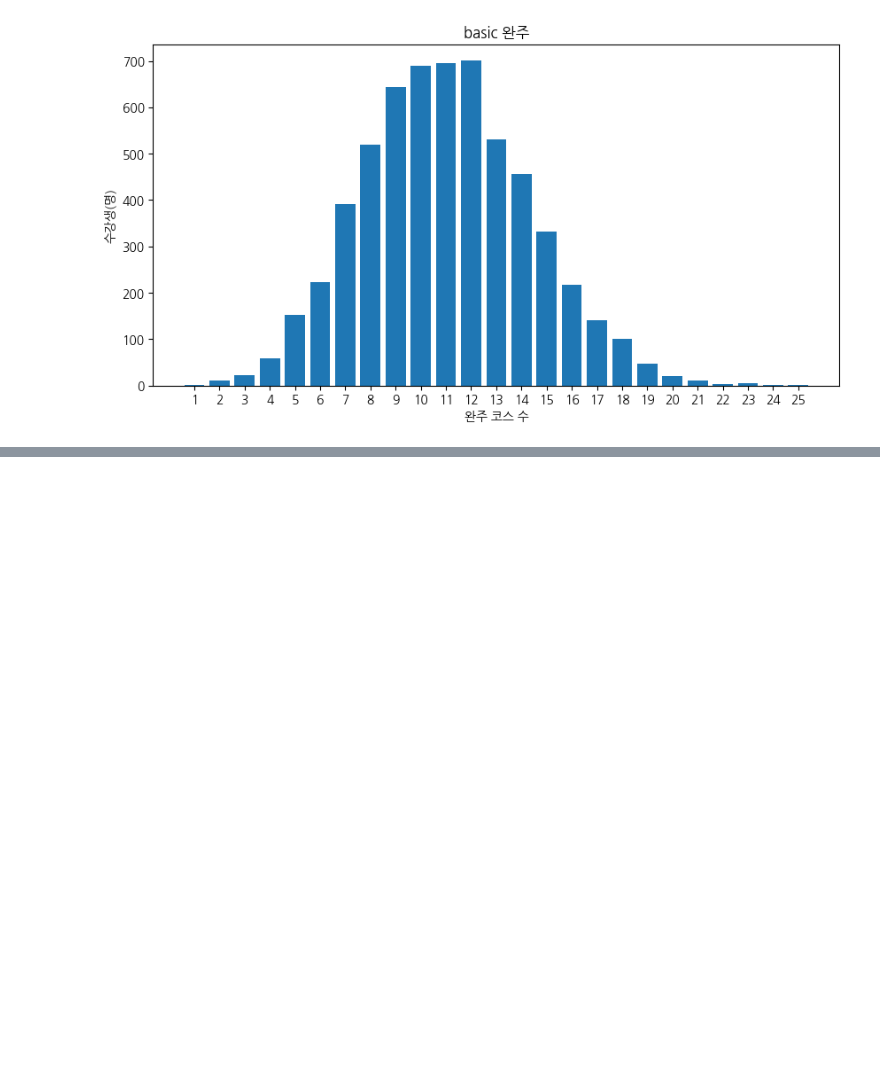
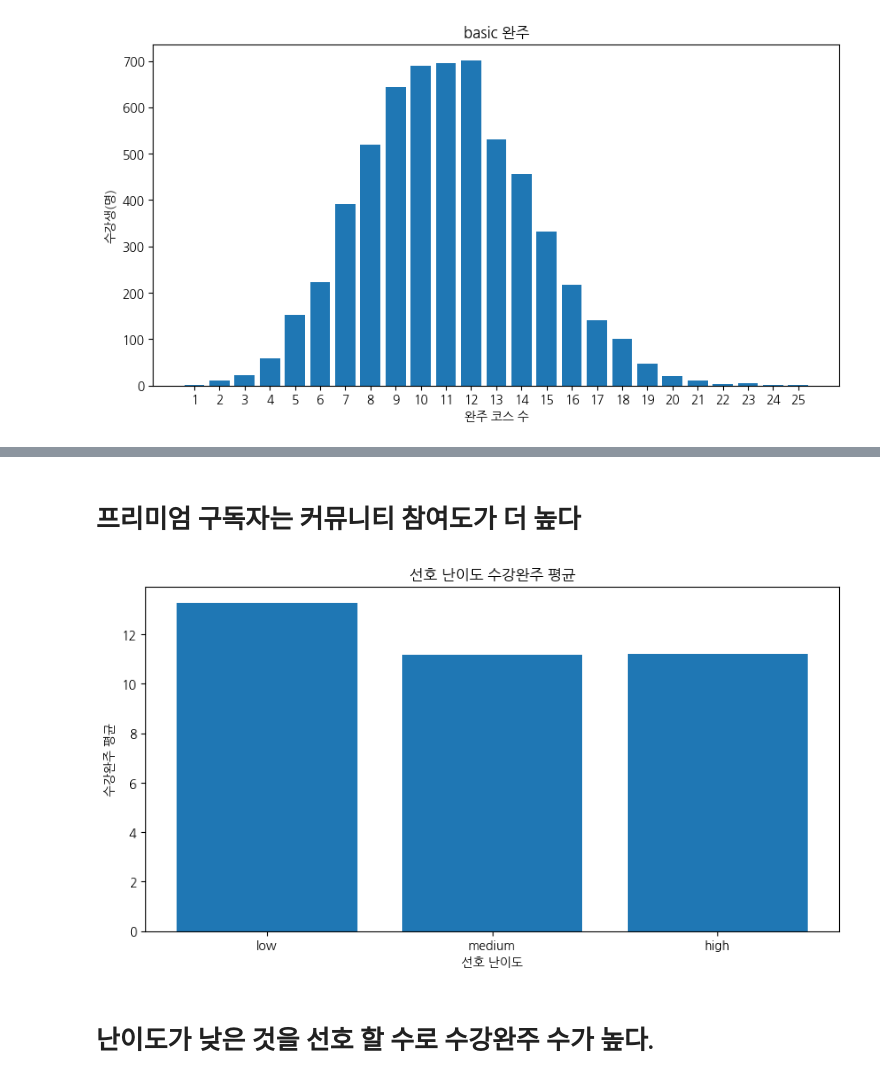
Before and after one commit to min01118/WASSUP4, a Jupyter notebook: 05_Data_Analysis/DA_Mini_Project.ipynb, the cells around one changed output, grey strips where cells are left out. Drawn from its saved outputs; the diff is of its cells as text; code cells hidden in the pictures; blank space fills up the shorter version.

```diff
--- a/05_Data_Analysis/DA_Mini_Project.ipynb
+++ b/05_Data_Analysis/DA_Mini_Project.ipynb
@@ -725,0 +782,27 @@ plt.show()
+# %% [markdown]
+# 프리미엄 구독자는 커뮤니티 참여도가 더 높다
+# %%
+#그래프 사이즈
+plt.figure(figsize=(10,5))
+l = (df[df['preferred_difficulty_level']=="Low"]["total_completed_courses"].mean(), df[df['preferred_difficulty_level']=="Medium"]["total_completed_courses"].mean(),df[df['preferred_difficulty_level']=="High"]["total_completed_courses"].mean())
+#그래프 x축 y축
+plt.bar(["low","medium","high"], l)
+
+#그래프 명
+plt.title('선호 난이도 수강완주 평균')
+
+#그래프 x축 레이블
+plt.xlabel('선호 난이도')
+
+#그래프 y축 레이블
+plt.ylabel('수강완주 평균')
+
+#x축 레이블을
+plt.xticks(["low","medium","high"])
+
+#그래프 출력
+plt.show()
+# %% [output]
+[figure, added]
+# %% [markdown]
+# 난이도가 낮은 것을 선호 할 수로 수강완주 수가 높다.
```
Also changed, not shown: parts of 10 cells of this notebook.
